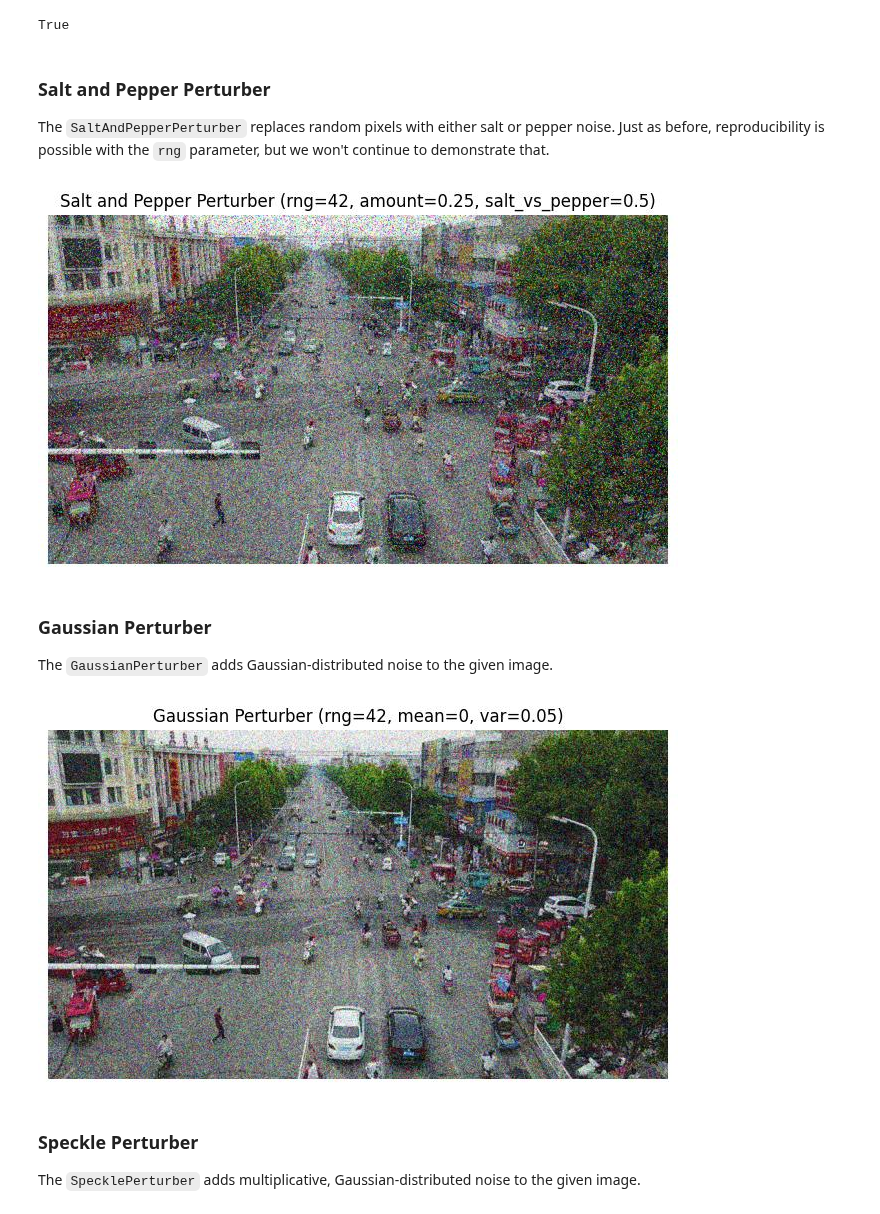
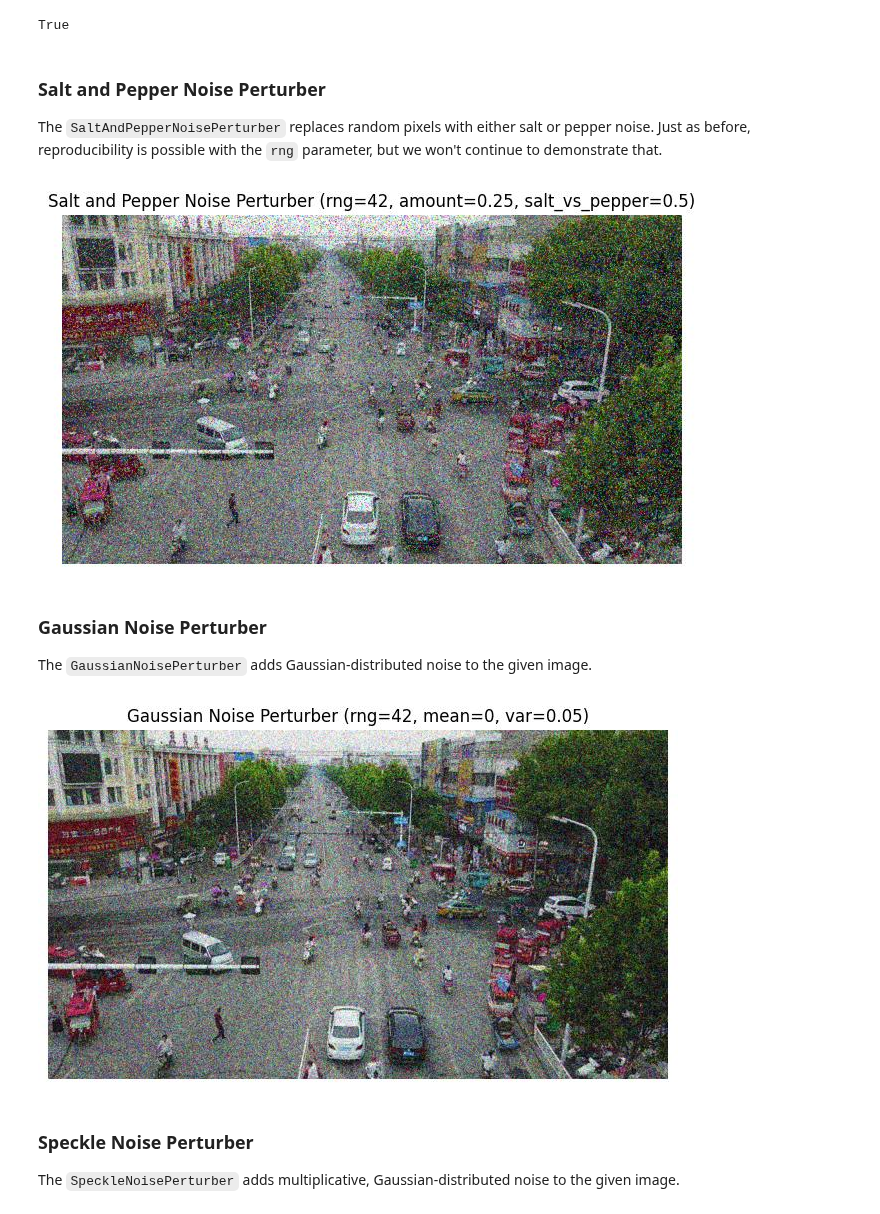
Before and after one commit to Kitware/nrtk, a Jupyter notebook: examples/perturbers.ipynb, the cells around one changed output. Saved outputs shown, nothing was run; the diff lists cells and outputs as text; code cells hidden in the pictures.

Commit message:
Add cv2 perturber impls

```diff
--- a/examples/perturbers.ipynb
+++ b/examples/perturbers.ipynb
@@ -140,45 +149,45 @@ assert np.array_equal(pepper_out, pepper_out2)
 # %% [output]
 True
 # %% [markdown]
-### Salt and Pepper Perturber <a name="salt-and-pepper-perturber"></a>
+### Salt and Pepper Noise Perturber <a name="salt-and-pepper-noise-perturber"></a>
 
-The `SaltAndPepperPerturber` replaces random pixels with either salt or pepper noise. Just as before, reproducibility is possible with the `rng` parameter, but we won't continue to demonstrate that.
+The `SaltAndPepperNoisePerturber` replaces random pixels with either salt or pepper noise. Just as before, reproducibility is possible with the `rng` parameter, but we won't continue to demonstrate that.
 # %%
 seed = 42
 amount = 0.25
 salt_vs_pepper = 0.5
 
-sp_perturber = SaltAndPepperPerturber(
+sp_noise_perturber = SaltAndPepperNoisePerturber(
     rng=seed,
     amount=amount,
     salt_vs_pepper=salt_vs_pepper
 )
-sp_out = sp_perturber(img)
-display(sp_out, f"Salt and Pepper Perturber {config_to_str(sp_perturber.get_config())}")
+sp_noise_out = sp_noise_perturber(img)
+display(sp_noise_out, f"Salt and Pepper Noise Perturber {config_to_str(sp_noise_perturber.get_config())}")
 # %% [output]
-[figure, old version]
+[figure, new version]
 # %% [markdown]
-### Gaussian Perturber <a name="gaussian-perturber"></a>
+### Gaussian Noise Perturber <a name="gaussian-noise-perturber"></a>
 
-The `GaussianPerturber` adds Gaussian-distributed noise to the given image.
+The `GaussianNoisePerturber` adds Gaussian-distributed noise to the given image.
 # %%
 seed = 42
 mean = 0
 var = 0.05
 
-gaussian_perturber = GaussianPerturber(
+gaussian_noise_perturber = GaussianNoisePerturber(
     rng=seed,
     mean=mean,
     var=var
 )
-gaussian_out = gaussian_perturber(img)
-display(gaussian_out, f"Gaussian Perturber {config_to_str(gaussian_perturber.get_config())}")
+gaussian_noise_out = gaussian_noise_perturber(img)
+display(gaussian_noise_out, f"Gaussian Noise Perturber {config_to_str(gaussian_noise_perturber.get_config())}")
 # %% [output]
-[figure, old version]
+[figure, new version]
 # %% [markdown]
-### Speckle Perturber <a name="speckle-perturber"></a>
+### Speckle Noise Perturber <a name="speckle-noise-perturber"></a>
 
-The `SpecklePerturber` adds multiplicative, Gaussian-distributed noise to the given image.
+The `SpeckleNoisePerturber` adds multiplicative, Gaussian-distributed noise to the given image.
 # %%
 seed = 42
 mean = 0
```
Also changed, not shown: parts of 17 cells of this notebook, 11 other files.
